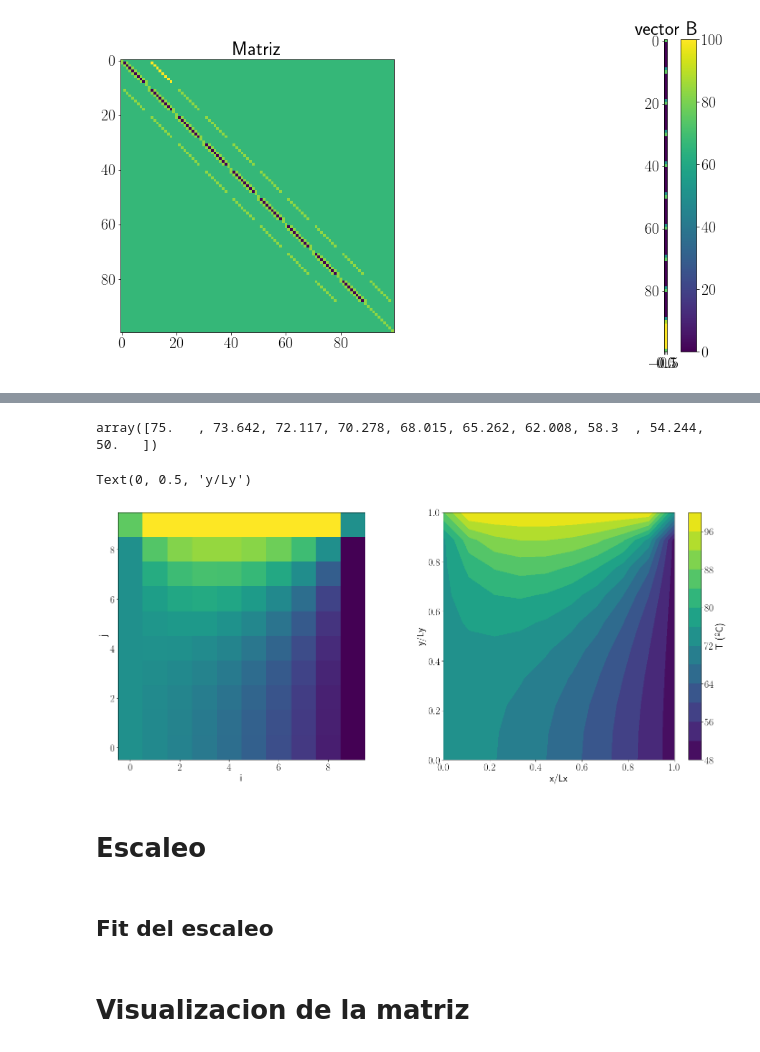
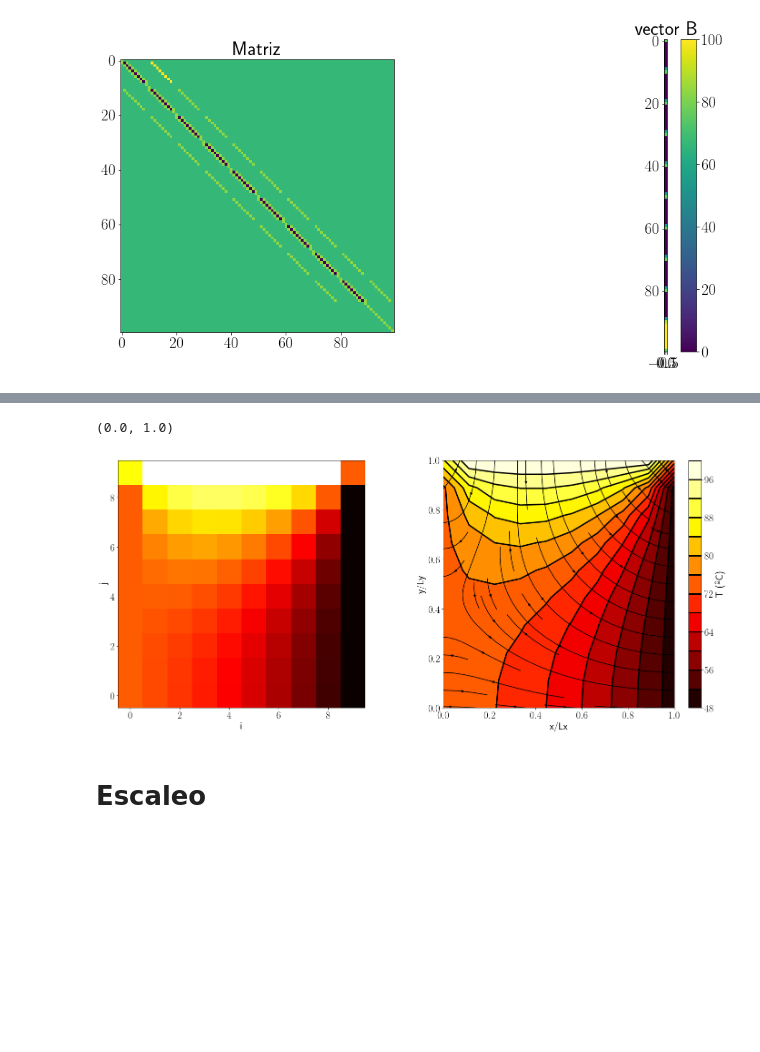
Before and after one commit to Modelizacion-de-Materiales/ModelizacionSolucionProblemas, a Jupyter notebook: Guia1-EcuacionesDerivadasParciales/Guia1_Python/Ejercicio1/Ejercicio1.ipynb, the cells around one changed output, grey strips where cells are left out. Cells and saved outputs as stored; diff of their text form; code cells hidden in the pictures; blank space fills up the shorter version.

```diff
--- a/Guia1-EcuacionesDerivadasParciales/Guia1_Python/Ejercicio1/Ejercicio1.ipynb
+++ b/Guia1-EcuacionesDerivadasParciales/Guia1_Python/Ejercicio1/Ejercicio1.ipynb
@@ -38,8 +38,12 @@ import ejercicio1 as ej1
 # %% [markdown]
 # Ejercicio 1
 # %%
+Nx = Ny = 10
 valcc = {'a': 75, 'b': 0, 'c': 50, 'd':100}
 tycc = {'a': 'temp', 'b': 'flujo', 'c': 'temp', 'd': 'temp'}
 # %%
-chapa = ej1.Chapa(10,10, tycc, valcc)
+chapa = ej1.Chapa(Nx,Ny, tycc, valcc)
 #chapa.get_borders_indexes()
+chapa.makeborders()
+chapa.makevertices()
+chapa.makematrix()
@@ -92,4 +67,0 @@ array([[ 75.   ,  73.642,  72.117,  70.278,  68.015,  65.262,  62.008,  58.3  ,
-# %%
-Tplot[0]
-# %% [output]
-array([75.   , 73.642, 72.117, 70.278, 68.015, 65.262, 62.008, 58.3  , 54.244, 50.   ])
@@ -98,15 +68,25 @@ x, y = np.meshgrid(np.linspace(0,1,chapa.Nx), np.linspace(0,1,chapa.Ny))
+# %%
+dTx =np.array([Tplot[:,i+1]-Tplot[:,i] for i in range(Tplot.shape[1]-1)])
+dTx = np.vstack((dTx, Tplot[:,-1]-Tplot[:,-2])).transpose()
+# %%
+dTy =np.array([Tplot[i+1,:]-Tplot[i,:] for i in range(Tplot.shape[0]-1)])
+dTy = np.vstack((dTy, Tplot[-1,:]-Tplot[-2,:]) )
 # %%
 fig, ax = plt.subplots(1,2, figsize=(25,10))
-ax[0].imshow(Tplot, origin ='lower')
-mapable = ax[1].contourf(x,y,Tplot, 'k', levels=12)
+ax[0].imshow(Tplot, origin ='lower', cmap='hot')
+mapable = ax[1].contourf(x,y,Tplot, 'k', levels=12, cmap='hot')
+lines = ax[1].contour(x,y,Tplot, 'k', levels=12, colors='black', linewidths=3)
+plt.streamplot(x,y, -dTx, -dTy, color='k', density=0.5)
 cbar = plt.colorbar(mapable)
+cbar.add_lines(lines)
 cbar.set_label('T (ºC)')
 ax[0].set_xlabel('i')
 ax[0].set_ylabel('j')
 ax[1].set_xlabel('x/Lx')
 ax[1].set_ylabel('y/Ly')
+ax[1].set_ylim(0,1)
 # %% [output]
-Text(0, 0.5, 'y/Ly')
+(0.0, 1.0)
-[figure, old version]
+[figure, new version]
 # %% [markdown]
 # Escaleo
@@ -115,2 +92,0 @@ ej1.escaleo()
-# %% [markdown]
-## Fit del escaleo
@@ -123,2 +92,0 @@ ej1.fitescaleo('tabla-tiempos.dat')
-# %% [markdown]
-# Visualizacion de  la matriz
```
Also changed, not shown: parts of 16 cells of this notebook, 1 other file.
